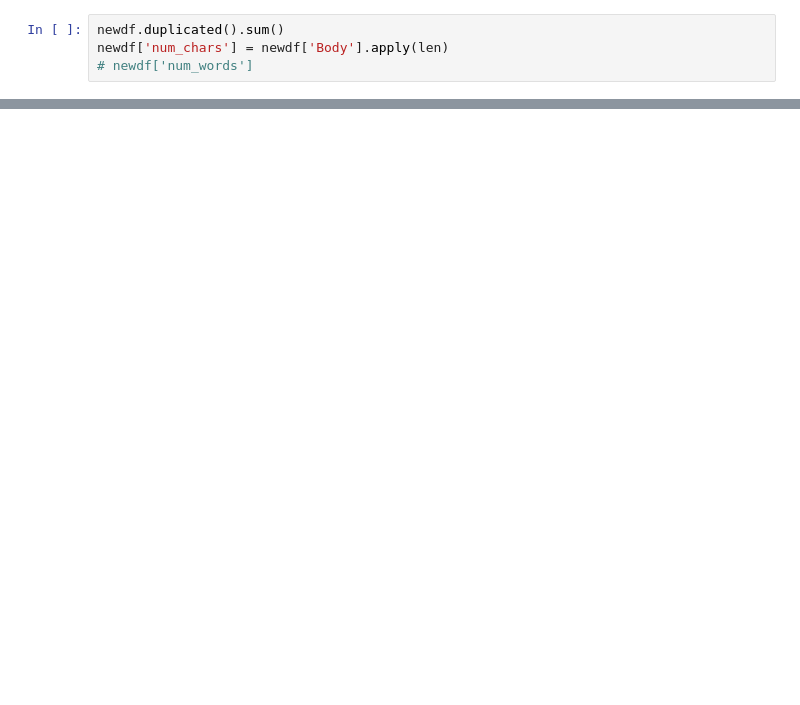
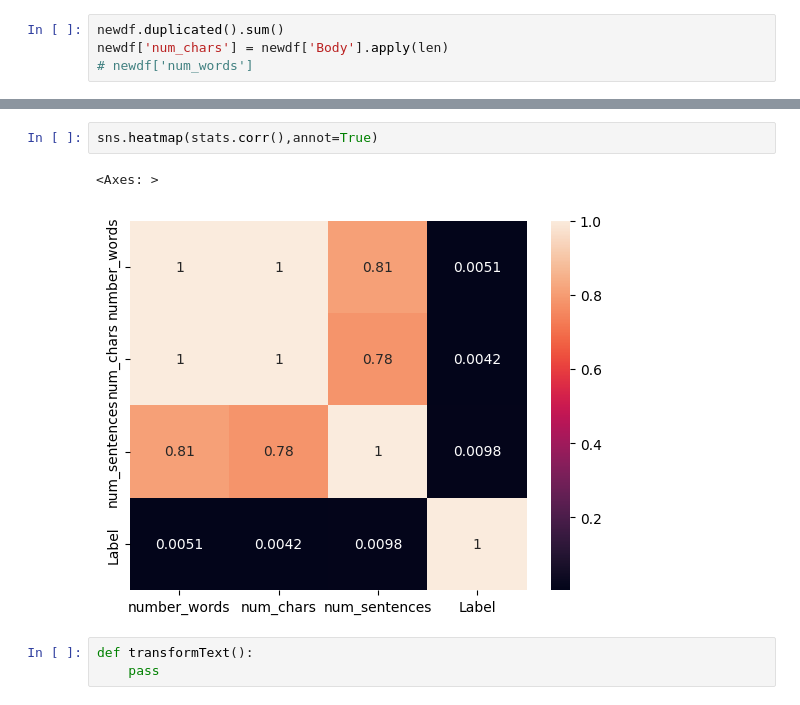
Before and after one commit to GSPune/ML-Lab-Work, a Jupyter notebook: Spam Detection/spamD.ipynb, the cells around one changed output, grey strips where cells are left out. Cells and saved outputs as stored; diff of their text form; blank space fills up the shorter version.

```diff
--- a/Spam Detection/spamD.ipynb
+++ b/Spam Detection/spamD.ipynb
@@ -82,0 +231,8 @@ dill.dump_session('notebook_env.ipynb')
+# %%
+sns.heatmap(stats.corr(),annot=True)
+# %% [output]
+<Axes: >
+[figure, added]
+# %%
+def transformText():
+    pass
```
Also changed, not shown: parts of 21 cells of this notebook.
